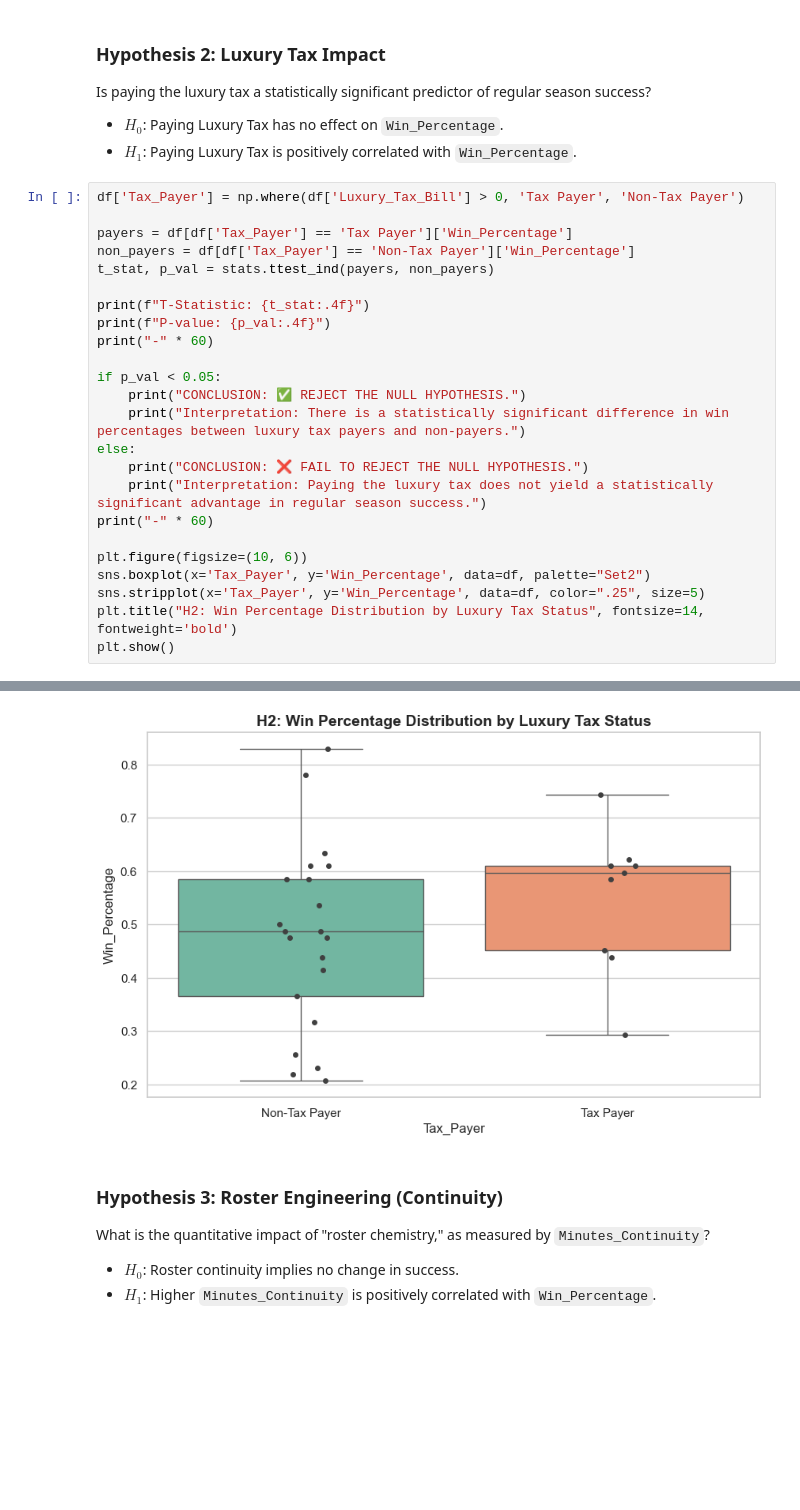
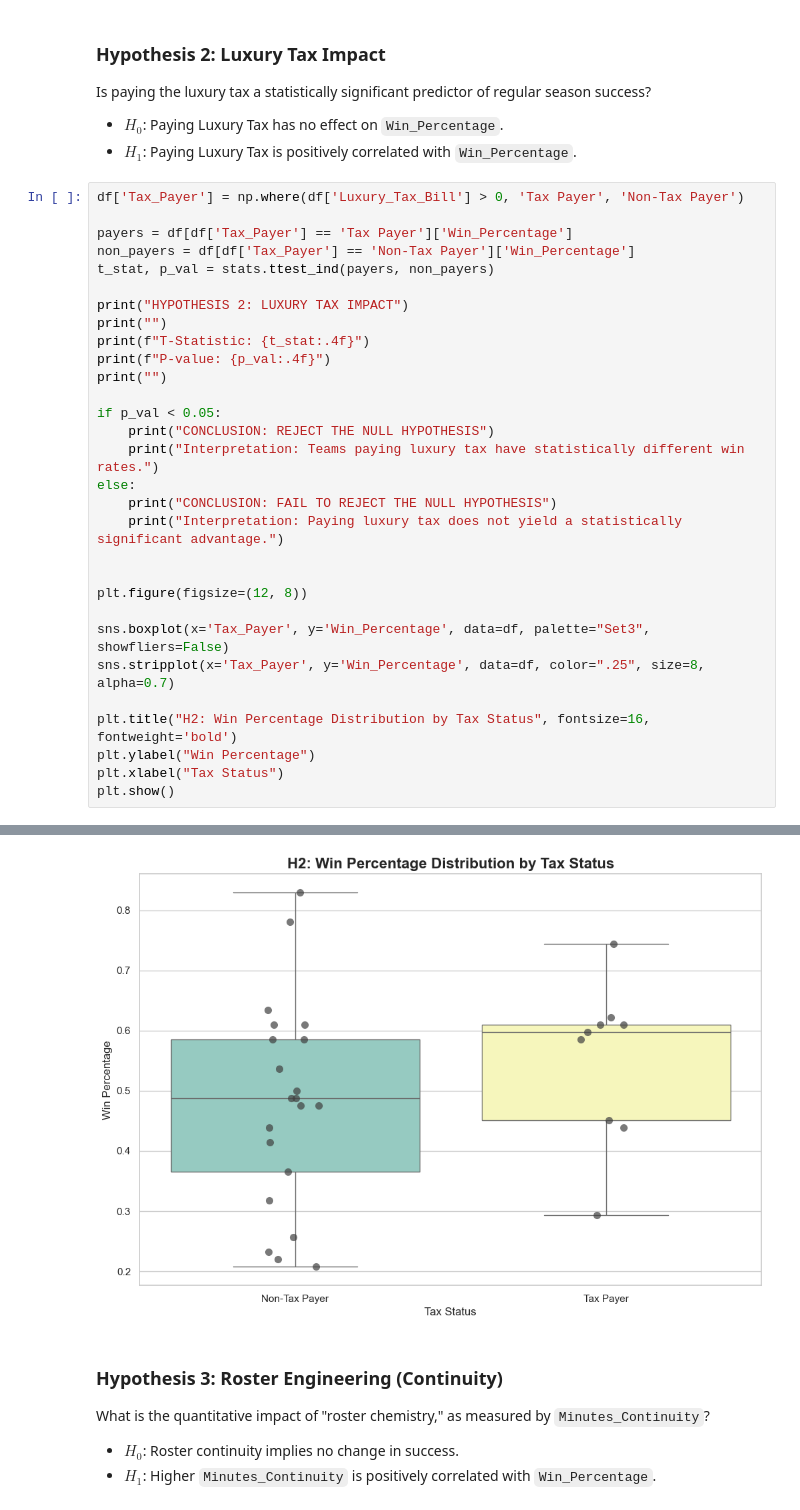
Before and after one commit to akoo57/DSA210_Akif, a Jupyter notebook: dsa.ipynb, the cells around one changed output, grey strips where cells are left out. Drawn from its saved outputs; the diff is of its cells as text; blank space fills up the shorter version.

```diff
--- a/dsa.ipynb
+++ b/dsa.ipynb
@@ -147,21 +175,27 @@ payers = df[df['Tax_Payer'] == 'Tax Payer']['Win_Percentage']
 non_payers = df[df['Tax_Payer'] == 'Non-Tax Payer']['Win_Percentage']
 t_stat, p_val = stats.ttest_ind(payers, non_payers)
 
+print("HYPOTHESIS 2: LUXURY TAX IMPACT")
+print("")
 print(f"T-Statistic: {t_stat:.4f}")
 print(f"P-value: {p_val:.4f}")
-print("-" * 60)
+print("")
 
 if p_val < 0.05:
-    print("CONCLUSION: ✅ REJECT THE NULL HYPOTHESIS.")
-    print("Interpretation: There is a statistically significant difference in win percentages between luxury tax payers and non-payers.")
+    print("CONCLUSION: REJECT THE NULL HYPOTHESIS")
+    print("Interpretation: Teams paying luxury tax have statistically different win rates.")
 else:
-    print("CONCLUSION: ❌ FAIL TO REJECT THE NULL HYPOTHESIS.")
-    print("Interpretation: Paying the luxury tax does not yield a statistically significant advantage in regular season success.")
-print("-" * 60)
+    print("CONCLUSION: FAIL TO REJECT THE NULL HYPOTHESIS")
+    print("Interpretation: Paying luxury tax does not yield a statistically significant advantage.")
 
-plt.figure(figsize=(10, 6))
-sns.boxplot(x='Tax_Payer', y='Win_Percentage', data=df, palette="Set2")
-sns.stripplot(x='Tax_Payer', y='Win_Percentage', data=df, color=".25", size=5)
-plt.title("H2: Win Percentage Distribution by Luxury Tax Status", fontsize=14, fontweight='bold')
+
+plt.figure(figsize=(12, 8))
+
+sns.boxplot(x='Tax_Payer', y='Win_Percentage', data=df, palette="Set3", showfliers=False)
+sns.stripplot(x='Tax_Payer', y='Win_Percentage', data=df, color=".25", size=8, alpha=0.7)
+
+plt.title("H2: Win Percentage Distribution by Tax Status", fontsize=16, fontweight='bold')
+plt.ylabel("Win Percentage")
+plt.xlabel("Tax Status")
 plt.show()
 # %% [output]
@@ -174,4 +209,4 @@ Interpretation: Paying the luxury tax does not yield a statistically significant
-[figure, old version]
+[figure, new version]
 # %% [markdown]
 ### Hypothesis 3: Roster Engineering (Continuity)
 What is the quantitative impact of "roster chemistry," as measured by `Minutes_Continuity`?
```
Also changed, not shown: parts of 7 cells of this notebook.
